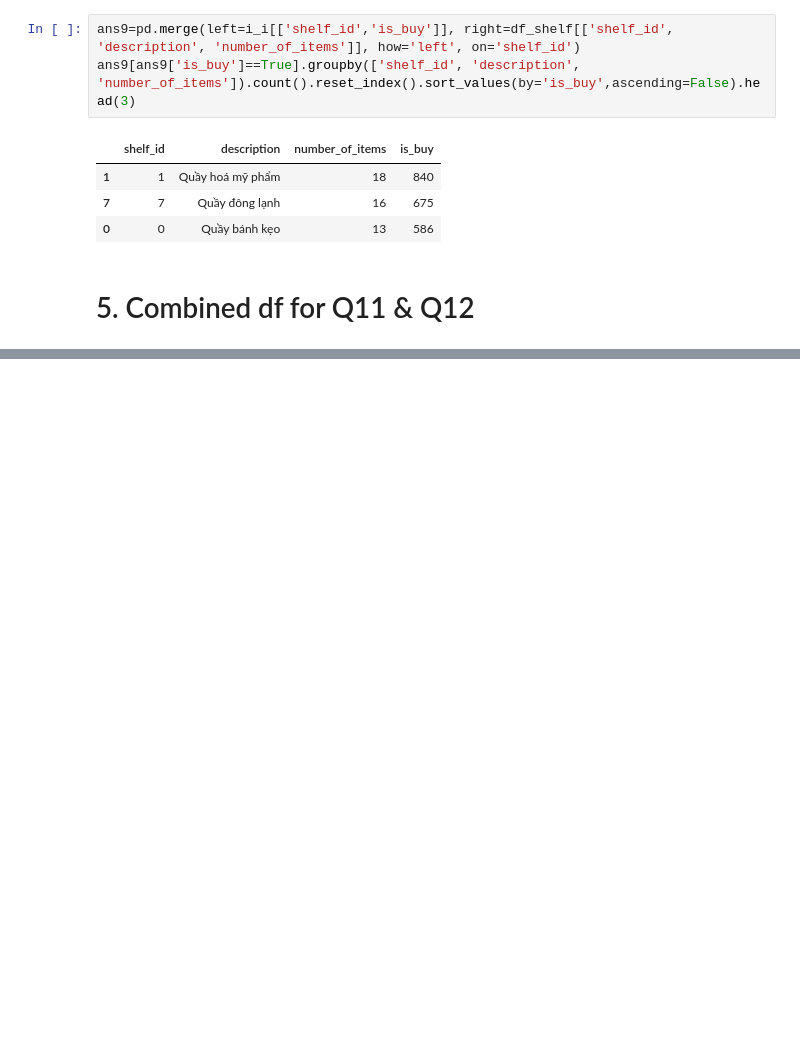
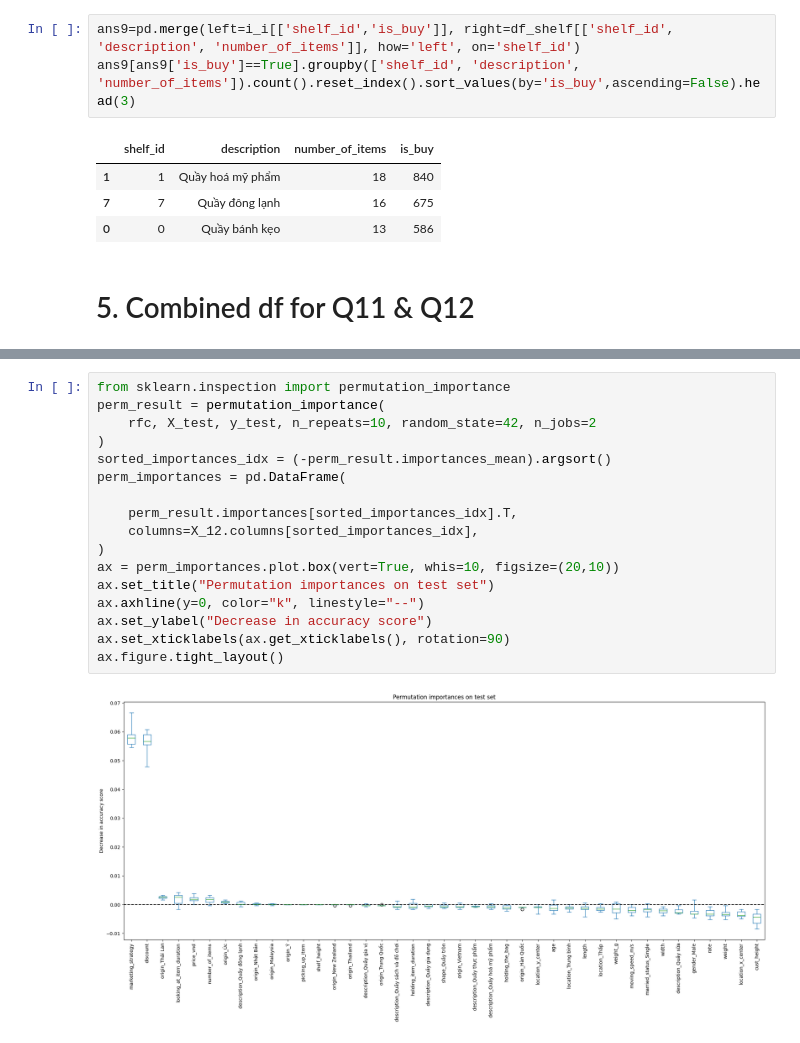
Before and after one commit to tranttha/ftu_ds_comp, a Jupyter notebook: q1_10.ipynb, the cells around one changed output, grey strips where cells are left out. Saved outputs shown, nothing was run; the diff lists cells and outputs as text; blank space fills up the shorter version.

```diff
--- a/q1_10.ipynb
+++ b/q1_10.ipynb
@@ -743,0 +937,19 @@ memory usage: 4.2+ MB
+# %%
+from sklearn.inspection import permutation_importance
+perm_result = permutation_importance(
+    rfc, X_test, y_test, n_repeats=10, random_state=42, n_jobs=2
+)
+sorted_importances_idx = (-perm_result.importances_mean).argsort()
+perm_importances = pd.DataFrame(
+
+    perm_result.importances[sorted_importances_idx].T,
+    columns=X_12.columns[sorted_importances_idx],
+)
+ax = perm_importances.plot.box(vert=True, whis=10, figsize=(20,10))
+ax.set_title("Permutation importances on test set")
+ax.axhline(y=0, color="k", linestyle="--")
+ax.set_ylabel("Decrease in accuracy score")
+ax.set_xticklabels(ax.get_xticklabels(), rotation=90)
+ax.figure.tight_layout()
+# %% [output]
+[figure, added]
```
Also changed, not shown: parts of 37 cells of this notebook, 2 other files.
